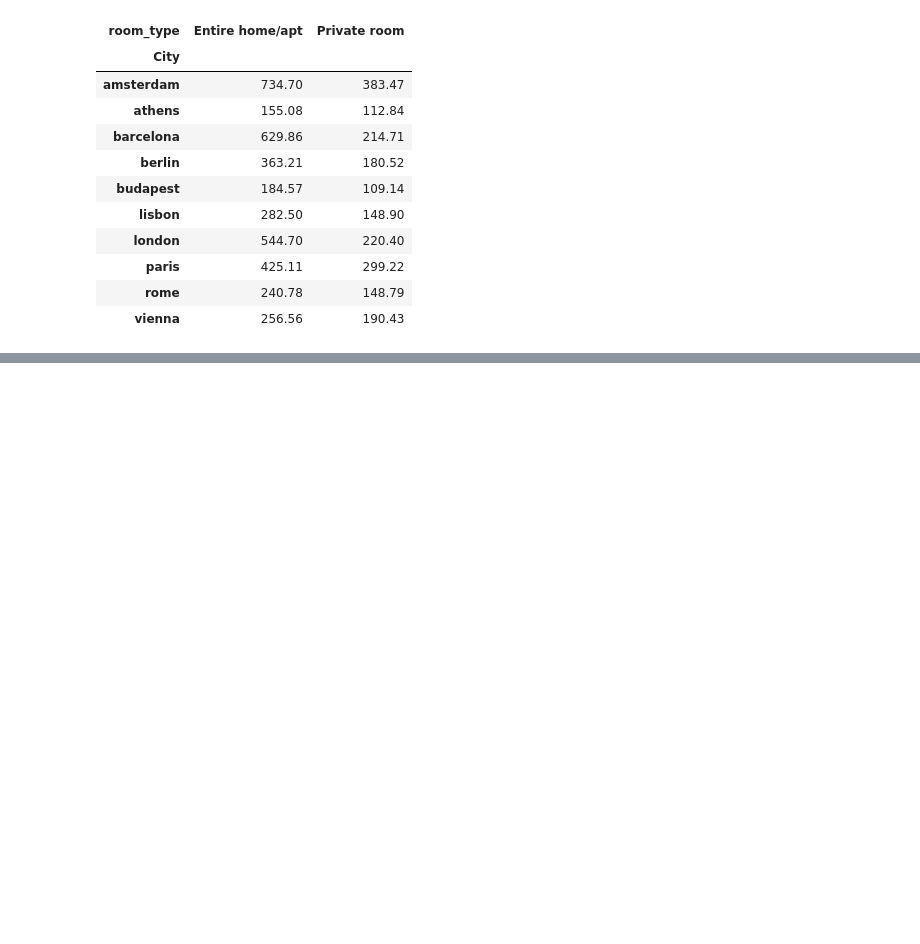
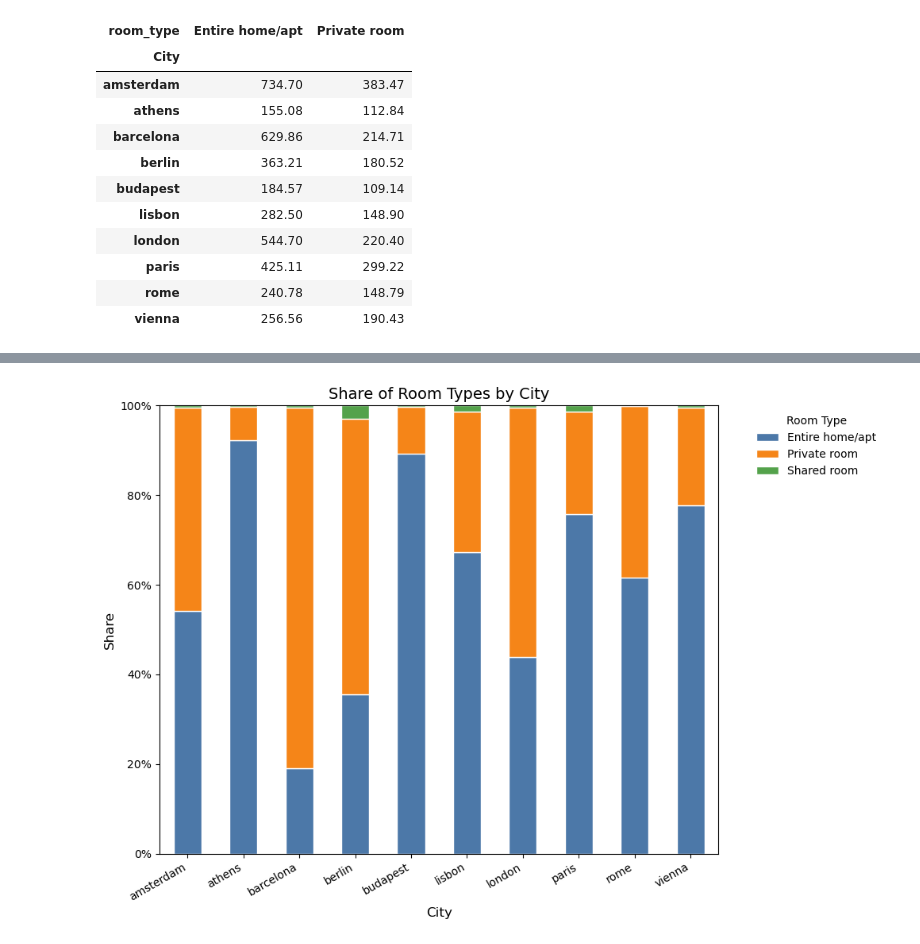
Before and after one commit to Titaniel3/ASDA_2025_Group_1_Portfolio_new, a Jupyter notebook: notebooks/Week4_Homework_neu (1) (2).ipynb, the cells around one changed output, grey strips where cells are left out. Saved outputs shown, nothing was run; the diff lists cells and outputs as text; code cells hidden in the pictures; blank space fills up the shorter version.

```diff
--- a/notebooks/Week4_Homework_neu (1) (2).ipynb
+++ b/notebooks/Week4_Homework_neu (1) (2).ipynb
@@ -559,0 +589,65 @@ city_room_price.pivot_table(index='City', columns='room_type', values='Price', a
+# %%
+
+import matplotlib.pyplot as plt
+from matplotlib.ticker import PercentFormatter
+
+# --- If df isn't loaded yet, uncomment: ---
+# df = pd.read_csv("airbnb_cleaned.csv")
+
+# 1) Clean up and standardize room_type labels (optional but helpful)
+rt = (
+    df["room_type"]
+    .astype(str)
+    .str.strip()
+    .str.lower()
+    .map({
+        "entire home/apt": "Entire home/apt",
+        "entire home/apartment": "Entire home/apt",
+        "private room": "Private room",
+        "shared room": "Shared room"
+    })
+)
+df = df.assign(room_type=rt)
+
+# 2) Define a consistent order of categories for the stack
+room_order = ["Entire home/apt", "Private room", "Shared room"]
+
+# 3) Compute relative frequencies per City (rows sum to 1)
+counts = (
+    df.groupby(["City", "room_type"])
+      .size()
+      .unstack(fill_value=0)
+      .reindex(columns=room_order, fill_value=0)
+)
+rel = counts.div(counts.sum(axis=1), axis=0)
+
+# 4) Plot stacked relative bar chart
+ax = rel.plot(
+    kind="bar",
+    stacked=True,
+    figsize=(12, 7),
+    color=["#4C78A8", "#F58518", "#54A24B"],  # one color per room_type
+    edgecolor="white",
+)
+
+
+# 5) Formatting
+ax.set_title("Share of Room Types by City", fontsize=14)
+ax.set_xlabel("City", fontsize=12)
+ax.set_ylabel("Share", fontsize=12)
+ax.yaxis.set_major_formatter(PercentFormatter(1.0))
+ax.set_ylim(0, 1)
+plt.xticks(rotation=30, ha="right")
+
+# 6) Move legend outside of the plot area
+ax.legend(
+    title="Room Type",
+    bbox_to_anchor=(1.05, 1),   # move legend outside the plot
+    loc="upper left",
+    frameon=False
+)
+
+plt.tight_layout(rect=[0, 0, 0.85, 1])  # leave space on the right for the legend
+plt.show()
+# %% [output]
+[figure, added]
```
Also changed, not shown: parts of 4 cells of this notebook, 5 other files.
